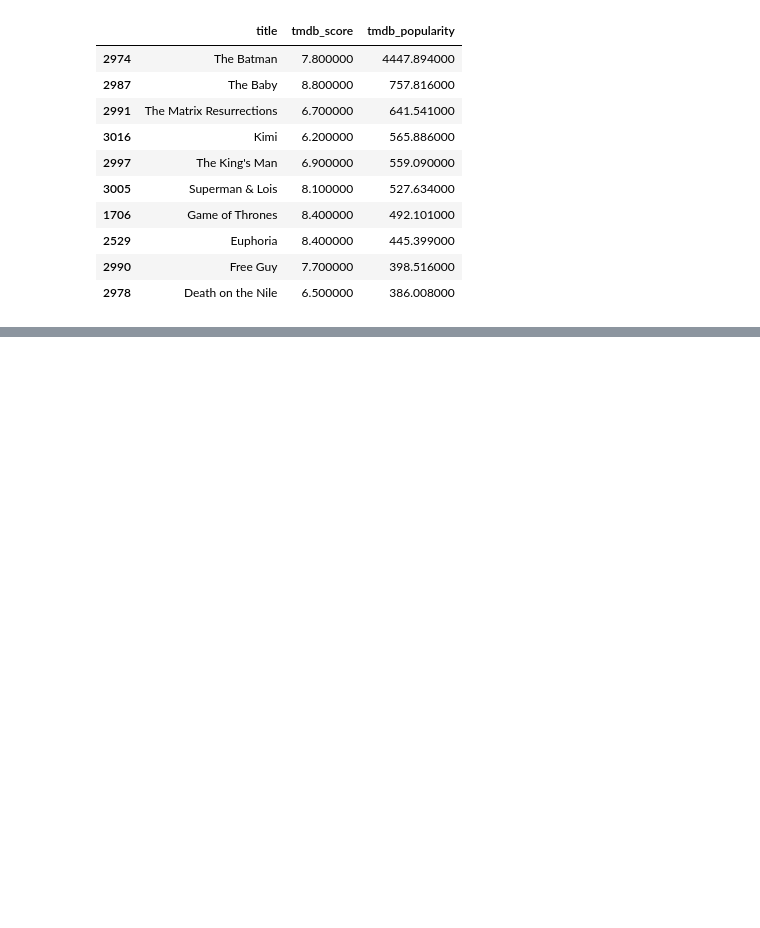
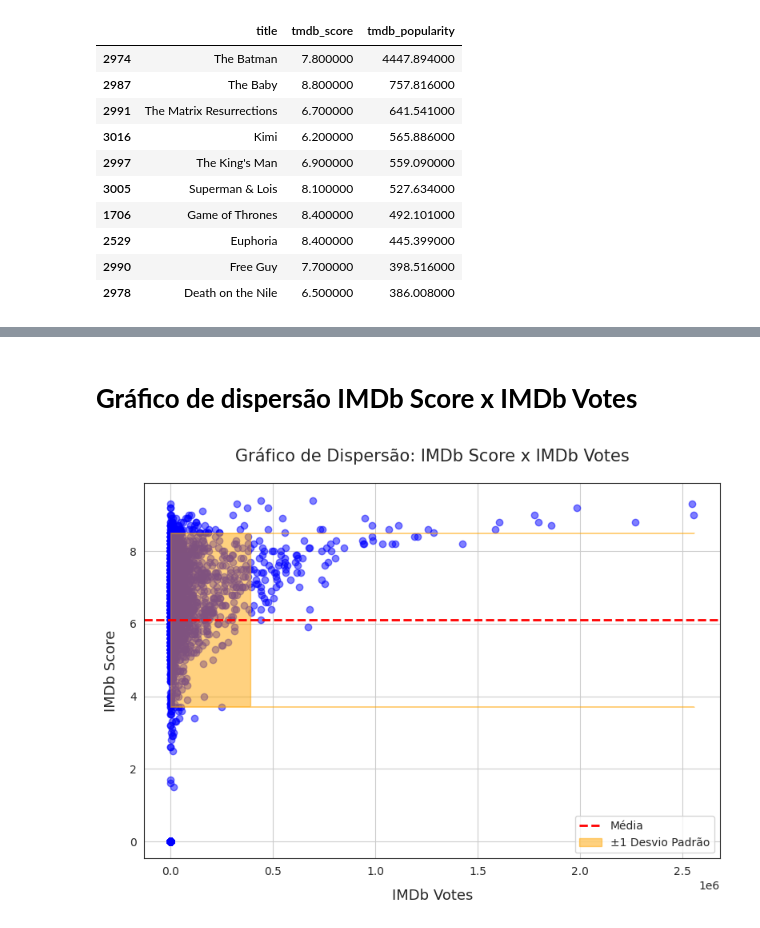
Before and after one commit to vfoliveiras/hbo-max-series-e-filmes, a Jupyter notebook: HBO_Max.ipynb, the cells around one changed output, grey strips where cells are left out. Drawn from its saved outputs; the diff is of its cells as text; code cells hidden in the pictures; blank space fills up the shorter version.

```diff
--- a/HBO_Max.ipynb
+++ b/HBO_Max.ipynb
@@ -616,0 +663,28 @@ Top 10 títulos mais populares no TMDB:
+# %% [markdown]
+# **Gráfico de dispersão IMDb Score x IMDb Votes**
+# %%
+# Dados para o gráfico de dispersão IMDb Score vs IMDb Votes
+imdb_score = df['imdb_score']
+imdb_votes = df['imdb_votes']
+
+# Calcular a média e o desvio padrão
+imdb_score_mean = imdb_score.mean()
+imdb_score_std = imdb_score.std()
+imdb_votes_mean = imdb_votes.mean()
+imdb_votes_std = imdb_votes.std()
+
+# Plotar o gráfico de dispersão IMDb Score vs IMDb Votes
+plt.figure(figsize=(8, 6))
+plt.scatter(imdb_votes, imdb_score, alpha=0.5, color='blue')
+plt.axhline(imdb_score_mean, color='red', linestyle='dashed', linewidth=2, label='Média')
+plt.fill_between(imdb_votes, imdb_score_mean - imdb_score_std, imdb_score_mean + imdb_score_std,
+                 color='orange', alpha=0.5, label='±1 Desvio Padrão')
+plt.title('Gráfico de Dispersão: IMDb Score x IMDb Votes', fontsize=15, pad=20)
+plt.xlabel('IMDb Votes', fontsize=13, labelpad=10)
+plt.ylabel('IMDb Score', fontsize=13, labelpad=10)
+plt.grid(True)
+plt.legend()
+plt.tight_layout()
+plt.show()
+# %% [output]
+[figure, added]
```
Also changed, not shown: parts of 27 cells of this notebook.
